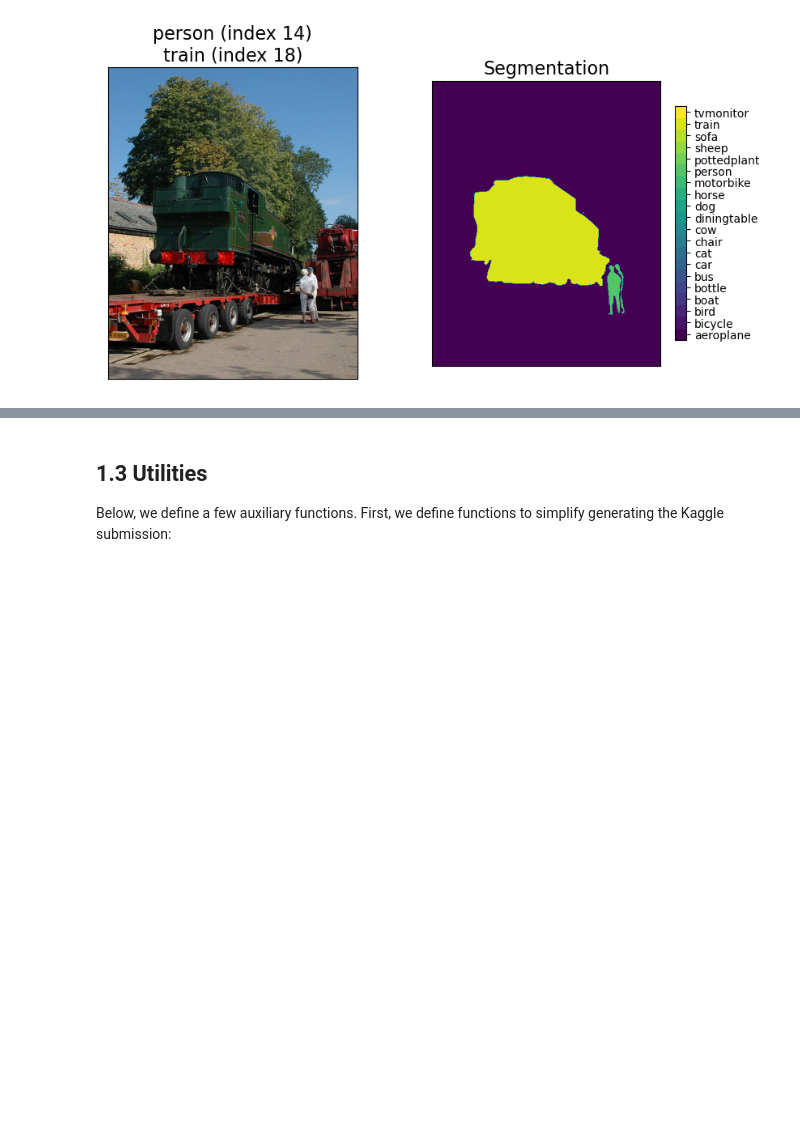
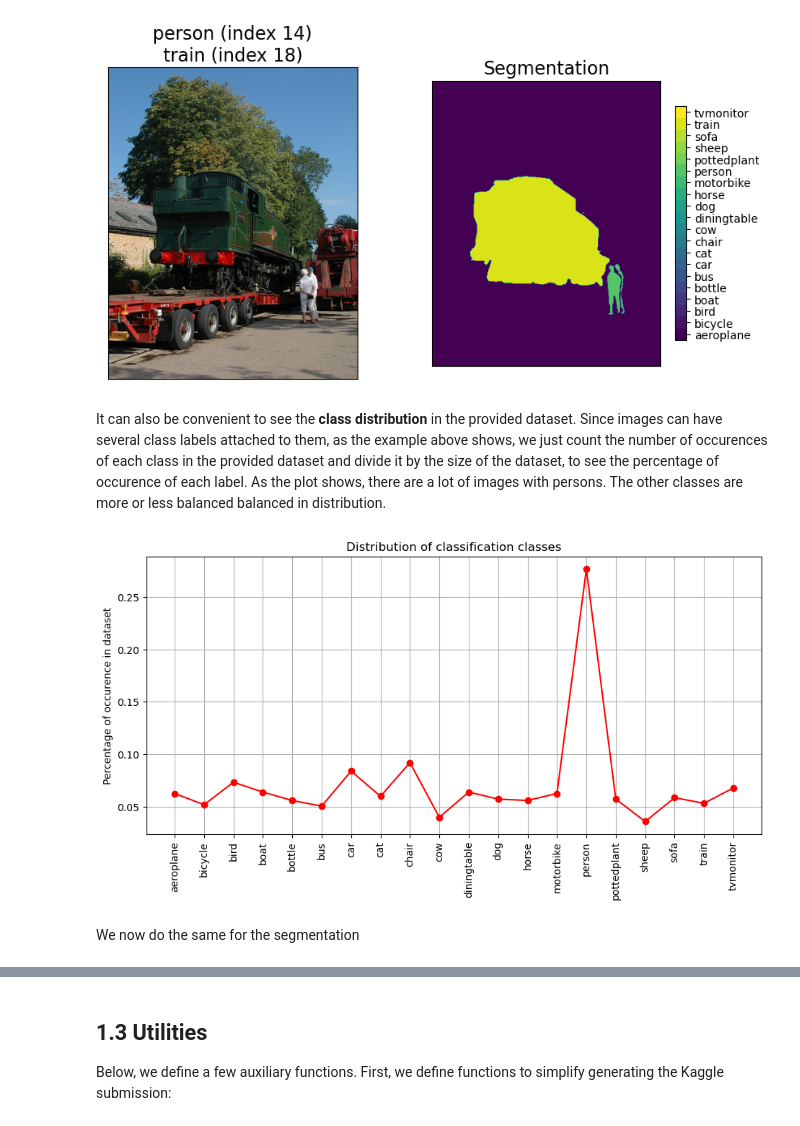
Before and after one commit to ThibeauWouters/ComputerVision_AI_Kuleuven, a Jupyter notebook: GA2/group1-notebook-1.ipynb, the cells around one changed output, grey strips where cells are left out. Saved outputs shown, nothing was run; the diff lists cells and outputs as text; code cells hidden in the pictures; blank space fills up the shorter version.

```diff
--- a/GA2/group1-notebook-1.ipynb
+++ b/GA2/group1-notebook-1.ipynb
@@ -131,3 +136,21 @@ for ax in axs:
 plt.show()
 # %% [output]
 [figure]
+# %% [markdown]
+It can also be convenient to see the **class distribution** in the provided dataset. Since images can have several class labels attached to them, as the example above shows, we just count the number of occurences of each class in the provided dataset and divide it by the size of the dataset, to see the percentage of occurence of each label. As the plot shows, there are a lot of images with persons. The other classes are more or less balanced balanced in distribution.
+# %%
+# Get class distributions
+class_distr = np.array([np.sum(train_df[lab]) for lab in labels])/len(train_df)
+# Plot it
+plt.figure(figsize=(11,5))
+xt = [i for i in range(len(class_distr))]
+plt.plot(xt, class_distr, "-o", color="red")
+plt.xticks(xt, labels=labels, rotation=90)
+plt.ylabel("Percentage of occurence in dataset")
+plt.title("Distribution of classification classes")
+plt.grid()
+plt.show()
+# %% [output]
+[figure, added]
+# %% [markdown]
+We now do the same for the segmentation
```
Also changed, not shown: parts of 213 cells of this notebook.
